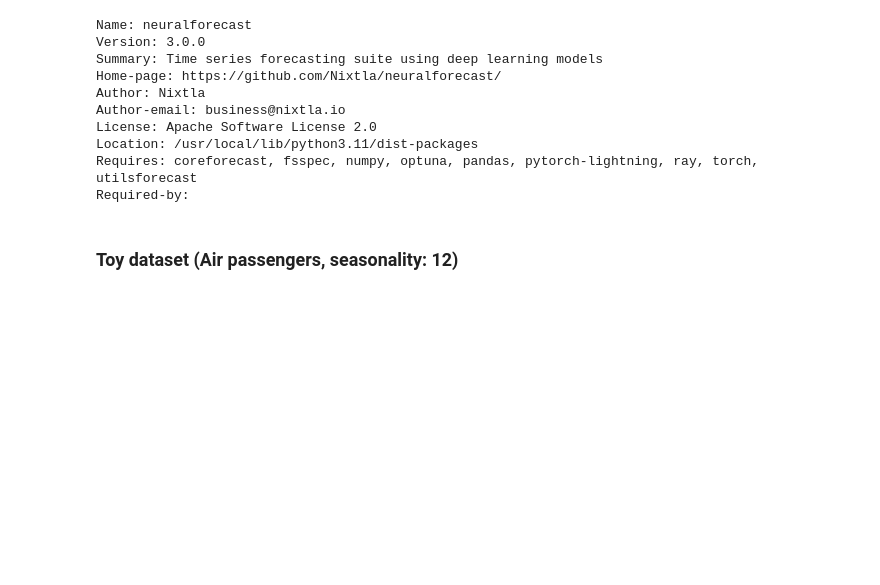
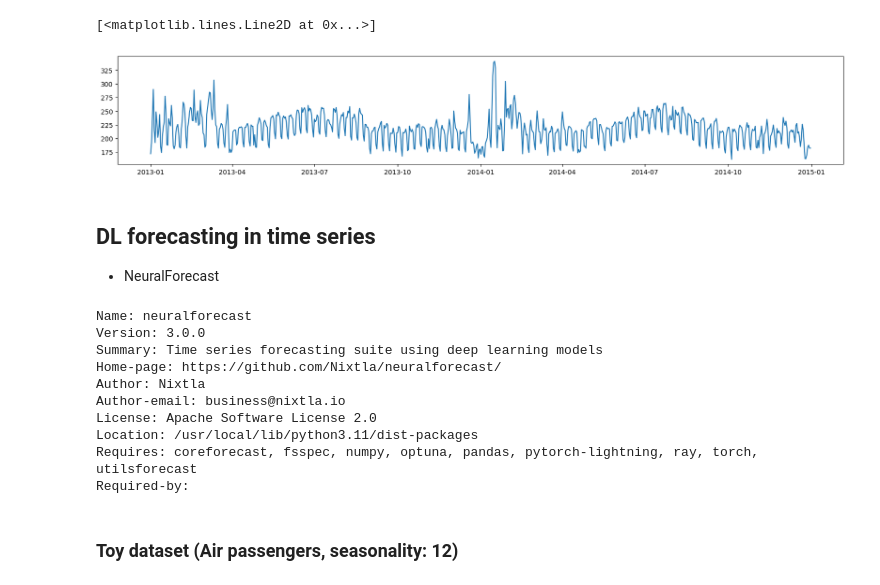
Before and after one commit to safeai-snu/finance_ai_2025, a Jupyter notebook: day4/TS_forecasting_passengers.ipynb, the cells around one changed output. Saved outputs shown, nothing was run; the diff lists cells and outputs as text; code cells hidden in the pictures; blank space fills up the shorter version.

```diff
--- a/day4/TS_forecasting_passengers.ipynb
+++ b/day4/TS_forecasting_passengers.ipynb
@@ -2,0 +10,27 @@
+# %%
+import pandas as pd
+import numpy as np
+import matplotlib.pyplot as plt
+
+vic_elec = pd.read_csv("https://raw.githubusercontent.com/safeai-snu/Econometrics/main/dataset/Ch.4/vic_elec.csv")
+
+vic_elec['Time'] = pd.to_datetime(vic_elec['Time'], format='%Y-%m-%d %H:%M:%S', errors='coerce')
+vic_elec['Date'] = vic_elec['Time'].dt.date
+
+vic_elec = vic_elec[(pd.to_datetime(vic_elec['Date']).dt.year == 2013) | (pd.to_datetime(vic_elec['Date']).dt.year == 2014)]
+
+#일별 데이터로의 전처리
+vic_elec_daily = vic_elec.groupby('Date').agg({
+    'Demand': lambda x: x.sum() / 1e3,
+    'Temperature': 'max',
+    'Holiday': 'any'
+}).reset_index()
+
+vic_elec_daily['Day_Type'] = np.where(
+    vic_elec_daily['Holiday'], 'Holiday',
+    np.where(pd.to_datetime(vic_elec_daily['Date']).dt.weekday.isin([0, 1, 2, 3, 4]), 'Weekday', 'Weekend')
+)
+
+vic_elec_daily.index = vic_elec_daily['Date'].values
+df = vic_elec_daily[['Demand']]
+df
@@ -3,3 +51,12 @@
+# %%
+plt.figure(figsize=(20,3))
+plt.plot(df['Demand'])
+# %% [output]
+[<matplotlib.lines.Line2D at 0x...>]
+[figure, added]
+# %% [markdown]
+## DL forecasting in time series
+- NeuralForecast
 # %%
 !pip install -q neuralforecast utilsforecast
 !pip show neuralforecast
```
Also changed, not shown: parts of 2 cells of this notebook.
